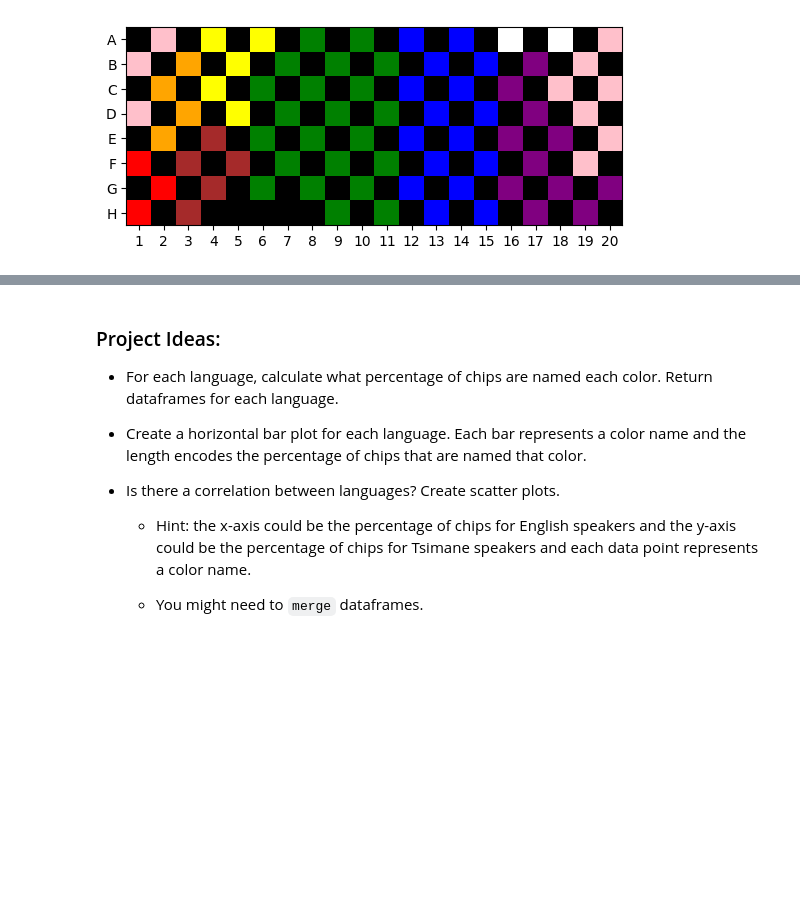
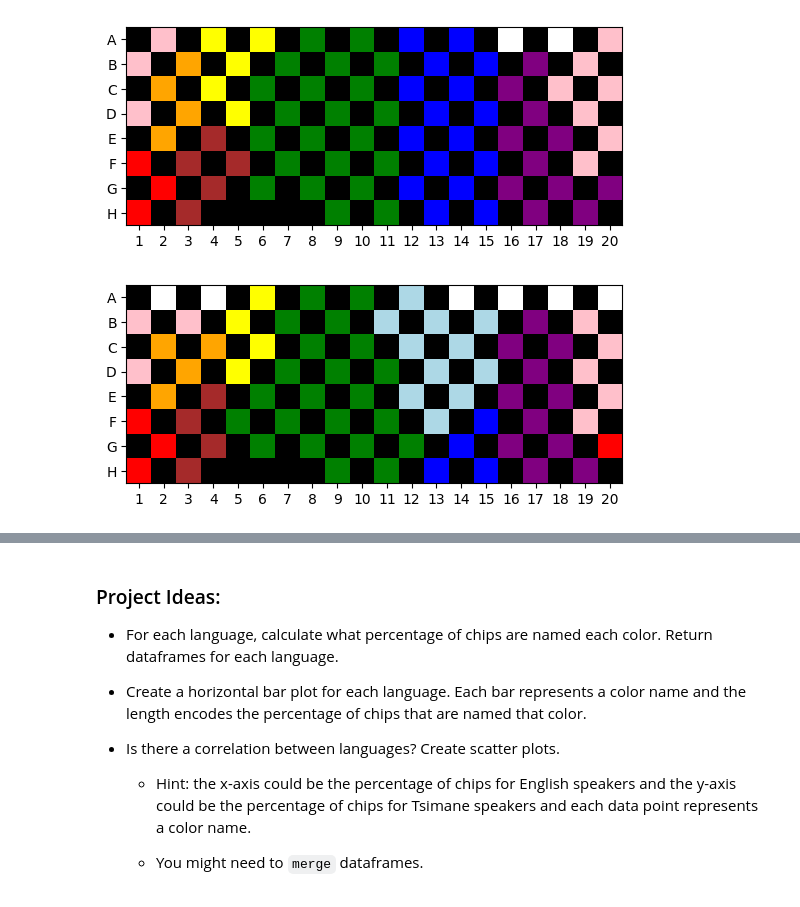
Before and after one commit to nguyuling/DS-Essentials-with-Python, a Jupyter notebook: naming-colors-project/naming-colors.ipynb, the cells around one changed output, grey strips where cells are left out. Saved outputs shown, nothing was run; the diff lists cells and outputs as text; code cells hidden in the pictures; blank space fills up the shorter version.

Commit message:
completed extension project for naming-colors

```diff
--- a/naming-colors-project/naming-colors.ipynb
+++ b/naming-colors-project/naming-colors.ipynb
@@ -52,3 +52,7 @@ We can also use this function to plot the most common name in each language for
 plot_colors('english_color')
 # %% [output]
 [figure]
+# %%
+plot_colors('spanish_color')
+# %% [output]
+[figure, added]
```
Also changed, not shown: parts of 5 cells of this notebook.
